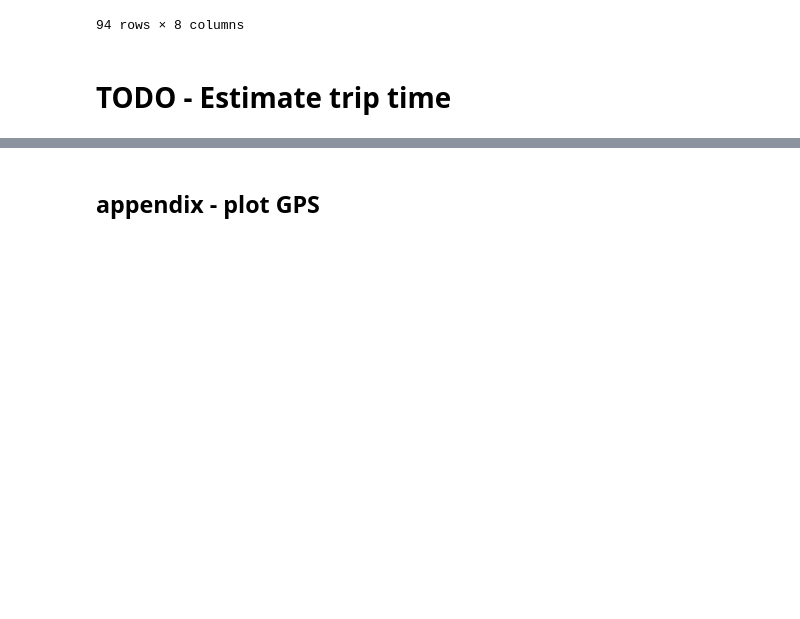
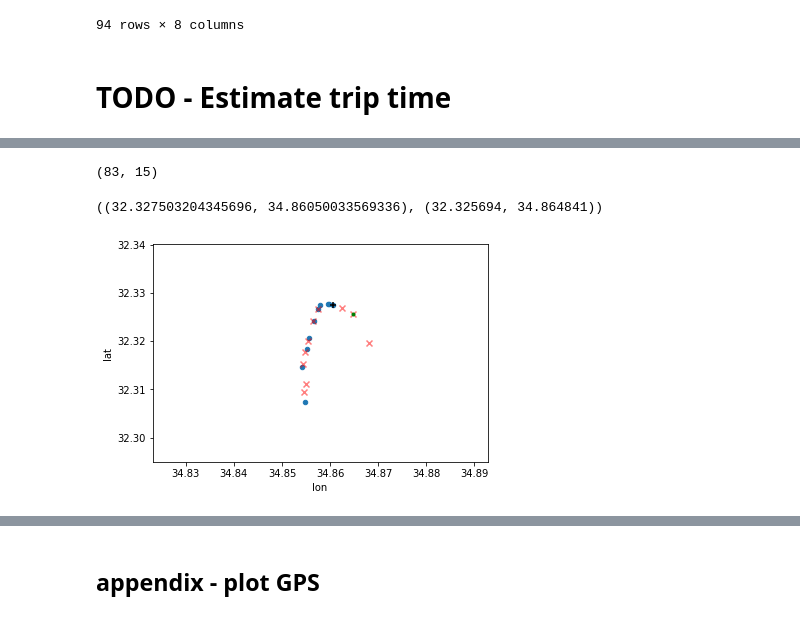
Before and after one commit to hasadna/open-bus, a Jupyter notebook: notebooks/Nativ_plus_get_trips_duration_Nov_2019.ipynb, the cells around one changed output, grey strips where cells are left out. Saved outputs shown, nothing was run; the diff lists cells and outputs as text; code cells hidden in the pictures; blank space fills up the shorter version.

Commit message:
progress with 'time at stop' naive implementation

```diff
--- a/notebooks/Nativ_plus_get_trips_duration_Nov_2019.ipynb
+++ b/notebooks/Nativ_plus_get_trips_duration_Nov_2019.ipynb
@@ -258,3 +255,6 @@ siri_data.head()
+# %%
+siri_data['planned_start_datetime'] = pd.to_datetime(siri_data.planned_start_date + 'T' + siri_data.planned_start_time)
+siri_data['datetime_recorded'] = pd.to_datetime(siri_data.date_recorded + 'T' + siri_data.time_recorded)
 # %% [markdown]
 ## Retreive stops locations (GTFS)
 
@@ -354,10 +354,14 @@ I need to take "ogrp", which is the ordered group of siri points for one trip, a
 # %%
 i = 0
 # group siri by trip:
-for ids, grp in siri_data.groupby(['agency_id', 'route_id', 'bus_id', 'planned_start_time', 'planned_start_date']):
-    if i == 10:
+#
+for ids, grp in siri_data[siri_data.lat > 0] \
+                        .groupby(['planned_start_datetime', 'agency_id', 'route_id', 'bus_id'],
+                                 sort=True):
+    if i == 11: # just for debug, choose arbitrary trip (group of siri entries)
         break
     i += 1
 print(ids)
-ogrp = grp.sort_values('time_recorded')
+ord_trip = grp.sort_values('time_recorded') # sort
+ord_trip = ord_trip.drop_duplicates(subset=['datetime_recorded', 'lat', 'lon'], keep='first') # drop dups
 # %% [output]
@@ -380,0 +369,25 @@ ogrp
+# %%
+ord_trip.shape
+# %% [output]
+(83, 15)
+# %%
+x, y = nearest_points(MultiPoint(ord_trip[['lat', 'lon']].values), Point((32.325694, 34.864841)))
+(x.x, x.y), (y.x, y.y)
+# %% [output]
+((32.327503204345696, 34.86050033569336), (32.325694, 34.864841))
+# %%
+# vizualization for validation
+ax = ord_trip.iloc[:10].plot.scatter('lon', 'lat')
+ax.scatter(stops_data2.iloc[:10].lon, stops_data2.iloc[:10].lat, color='r', marker='x', alpha=0.5)
+
+
+# ax.scatter(x.y, x.x, marker='+', color='k')
+# ax.scatter(y.y, y.x, marker='.', color='g')
+
+
+
+
+ax.axis('equal')
+plt.show()
+# %% [output]
+[figure, added]
```
Also changed, not shown: parts of 16 cells of this notebook.
